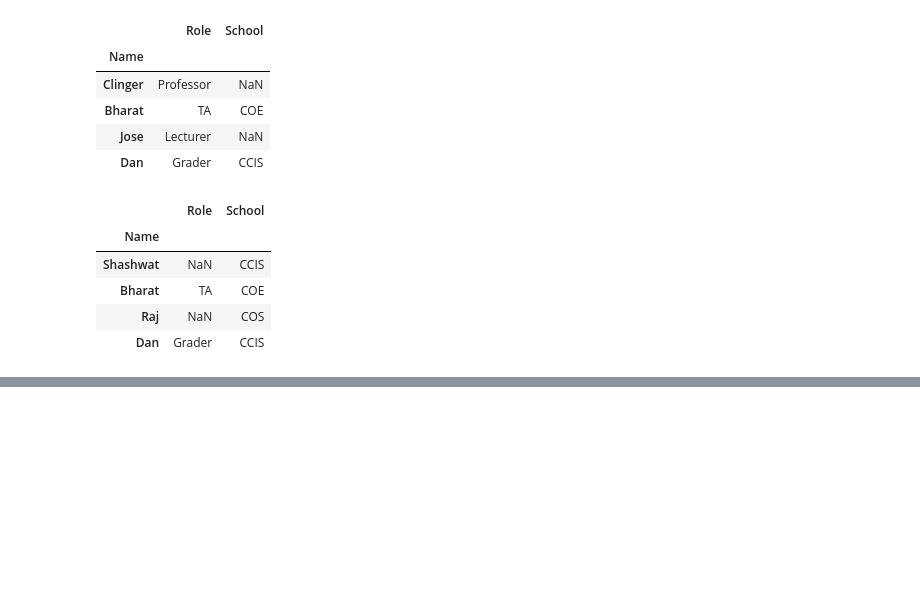
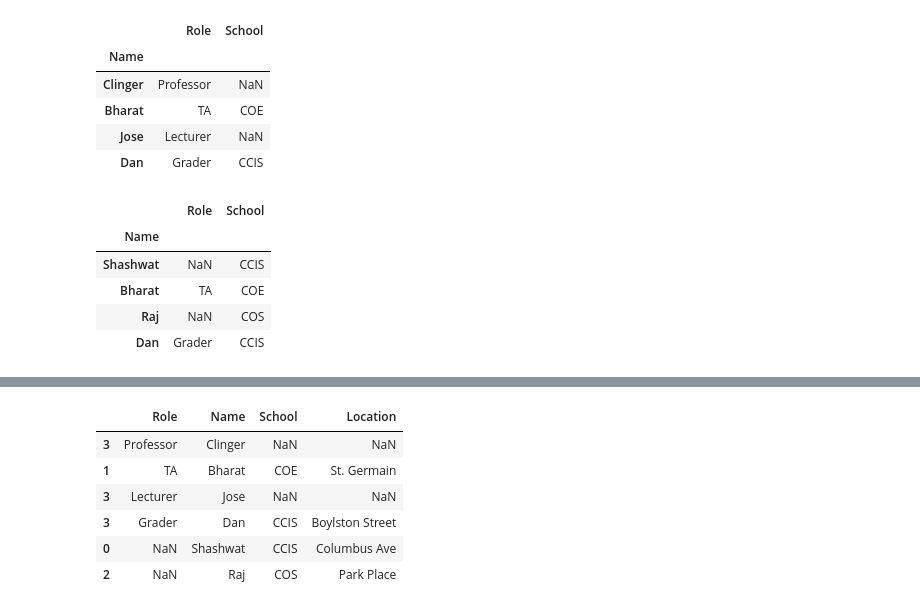
Before and after one commit to shashwatshetty/coursera-data-science, a Jupyter notebook: course-1/week-3/merging_dataframes.ipynb, the cells around one changed output, grey strips where cells are left out. Saved outputs shown, nothing was run; the diff lists cells and outputs as text; code cells hidden in the pictures; blank space fills up the shorter version.

```diff
--- a/course-1/week-3/merging_dataframes.ipynb
+++ b/course-1/week-3/merging_dataframes.ipynb
@@ -151,0 +168,13 @@ student_df
+# %%
+# to merge dataframes where one dataframe is indexed on a column and the other has it as a non indexed column
+# we use a combo of left_index and right_on
+combo_merge = pd.merge(staff_df, student_copy, how = 'outer', left_index = True, right_on = 'Name')
+combo_merge
+# %% [output]
+|  | Role | Name | School | Location |
+| 3 | Professor | Clinger | NaN | NaN |
+| 1 | TA | Bharat | COE | St. Germain |
+| 3 | Lecturer | Jose | NaN | NaN |
+| 3 | Grader | Dan | CCIS | Boylston Street |
+| 0 | NaN | Shashwat | CCIS | Columbus Ave |
+| 2 | NaN | Raj | COS | Park Place |
```
Also changed, not shown: parts of 8 cells of this notebook.
